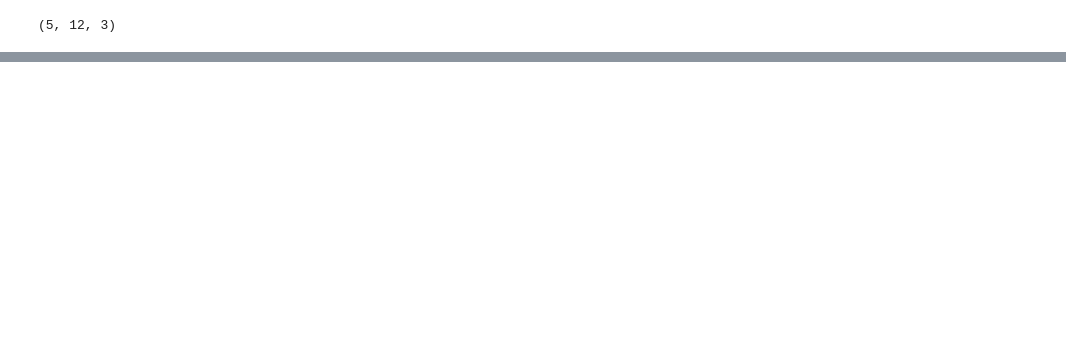
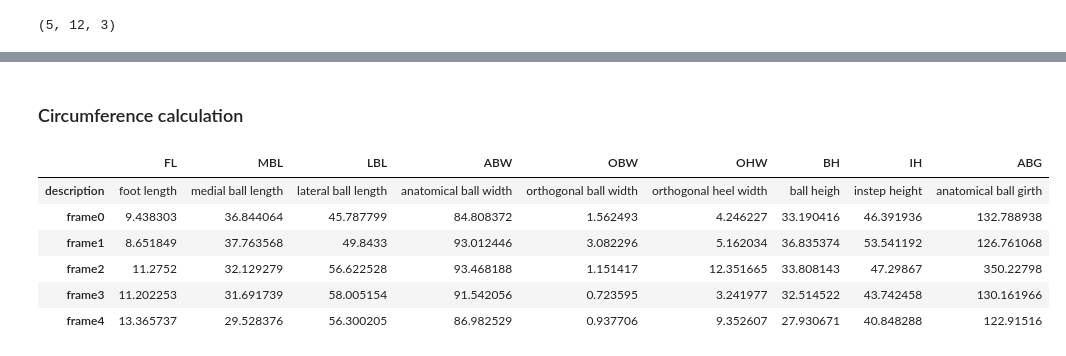
Before and after one commit to liu-qilong/foot-measure, a Jupyter notebook: prototype/measurement.ipynb, the cells around one changed output, grey strips where cells are left out. Cells and saved outputs as stored; diff of their text form; code cells hidden in the pictures; blank space fills up the shorter version.

Commit message:
circumference calculation

```diff
--- a/prototype/measurement.ipynb
+++ b/prototype/measurement.ipynb
@@ -47,0 +70,5 @@ df['frame0':'frame4'].plot()
+# %%
+from mesh4d import utils
+
+axes_ls = utils.load_pkl_object('output/axes/fast_axes.pkl')
+axes_ls
@@ -47,0 +123,6 @@ df['frame0':'frame4'].plot()
+# %%
+mesh_transform_ls = []
+
+for idx in range(len(mesh_ls)):
+    matrix = transformation_matrix2local(axes_ls[idx]['axes'], axes_ls[idx]['mean'])
+    mesh_transform_ls.append(mesh_ls[idx].transform(matrix, inplace=False))
@@ -47,0 +131,10 @@ df['frame0':'frame4'].plot()
+# %%
+mesh_fix_ls = []
+
+for mesh in mesh_transform_ls:
+    clean = mesh.clean()
+    bodies = clean.split_bodies()
+
+    point_nums = [len(body.points) for body in bodies]
+    max_index = point_nums.index(max(point_nums))
+    mesh_fix_ls.append(bodies[max_index].extract_surface())
@@ -47,0 +154,34 @@ df['frame0':'frame4'].plot()
+# %% [markdown]
+### Circumference calculation
+# %%
+from mesh4d.analyse import measure
+
+cir_ls = []
+
+for frame in range(len(mesh_fix_ls)):
+    p4 = landmarks.markers['P4'].coord[:, frame]
+    p5 = landmarks.markers['P5'].coord[:, frame]
+    id4 = mesh_fix_ls[frame].find_closest_point(p4)
+    id5 = mesh_fix_ls[frame].find_closest_point(p5)
+
+    # extract geodesic path
+    path = mesh_fix_ls[frame].geodesic(id4, id5)
+
+    # estimate circumference plane
+    norm, center = measure.estimate_plane_from_points(path.points)
+    mesh_clip = mesh_fix_ls[frame].clip(norm, origin=center, invert=True)
+
+    # calculate circumference
+    boundary = mesh_clip.extract_feature_edges(boundary_edges=True, feature_edges=False, manifold_edges=False)
+    cir_ls.append(boundary.length)
+# %%
+df['ABG'] = ['anatomical ball girth'] + cir_ls
+df
+# %% [output]
+|  | FL | MBL | LBL | ABW | OBW | OHW | BH | IH | ABG |
+| description | foot length | medial ball length | lateral ball length | anatomical ball width | orthogonal ball width | orthogonal heel width | ball heigh | instep height | anatomical ball girth |
+| frame0 | 9.438303 | 36.844064 | 45.787799 | 84.808372 | 1.562493 | 4.246227 | 33.190416 | 46.391936 | 132.788938 |
+| frame1 | 8.651849 | 37.763568 | 49.8433 | 93.012446 | 3.082296 | 5.162034 | 36.835374 | 53.541192 | 126.761068 |
+| frame2 | 11.2752 | 32.129279 | 56.622528 | 93.468188 | 1.151417 | 12.351665 | 33.808143 | 47.29867 | 350.22798 |
+| frame3 | 11.202253 | 31.691739 | 58.005154 | 91.542056 | 0.723595 | 3.241977 | 32.514522 | 43.742458 | 130.161966 |
+| frame4 | 13.365737 | 29.528376 | 56.300205 | 86.982529 | 0.937706 | 9.352607 | 27.930671 | 40.848288 | 122.91516 |
```
Also changed, not shown: parts of 16 cells of this notebook.
